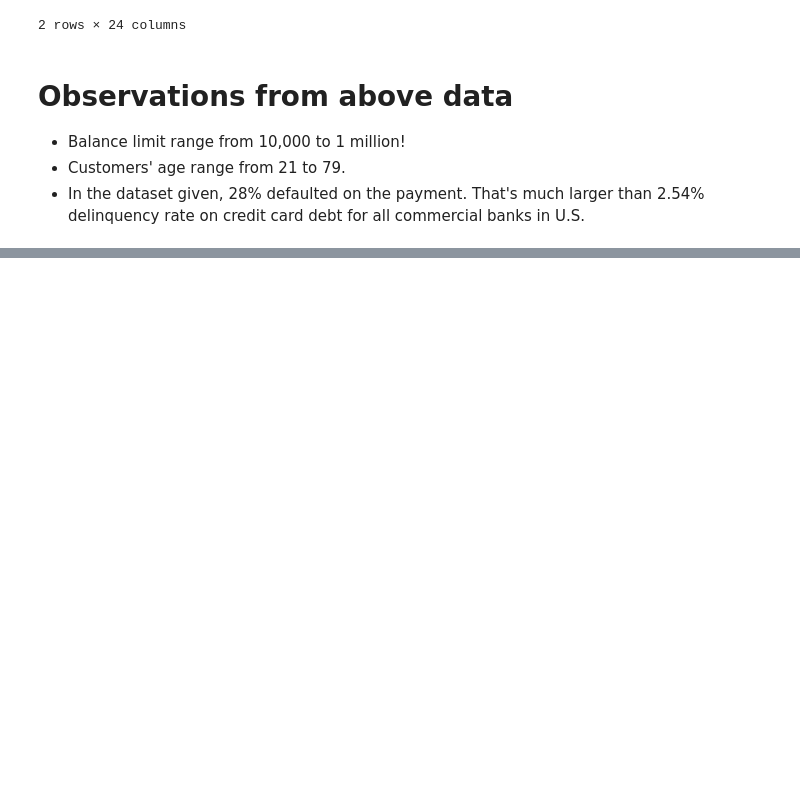
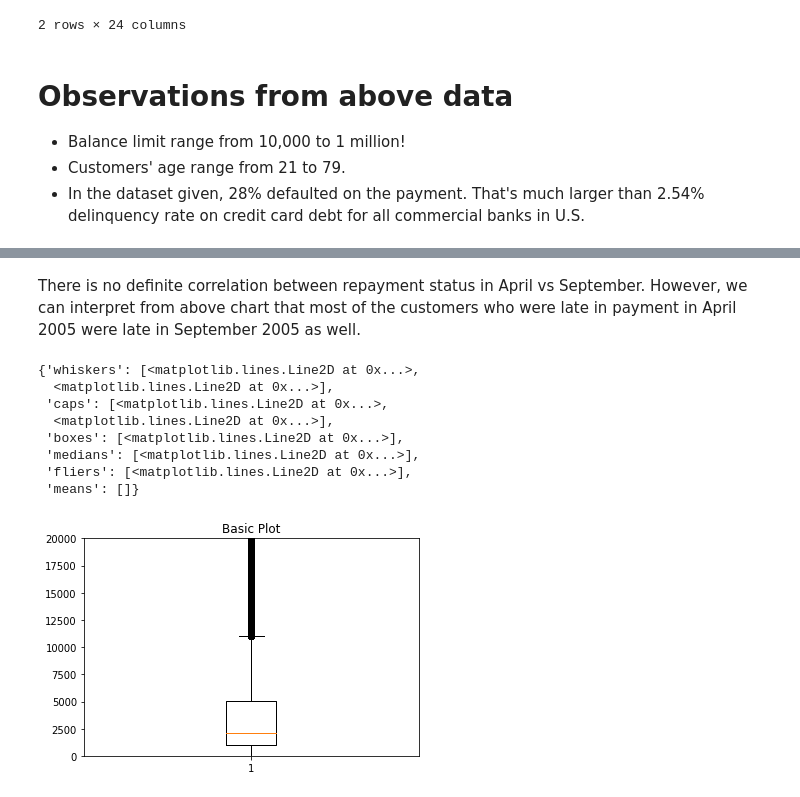
Before and after one commit to alexa-ai/sb-capstone-project1, a Jupyter notebook: Story Telling -- Predicting Default of Credit Card Clients.ipynb, the cells around one changed output, grey strips where cells are left out. Cells and saved outputs as stored; diff of their text form; code cells hidden in the pictures; blank space fills up the shorter version.

```diff
--- a/Story Telling -- Predicting Default of Credit Card Clients.ipynb
+++ b/Story Telling -- Predicting Default of Credit Card Clients.ipynb
@@ -130,0 +207,19 @@ payment_data.groupby('default.payment.next.month').count()
+# %% [markdown]
+There is no definite correlation between repayment status in April vs September. However, we can interpret from above chart that most of the customers who were late in payment in April 2005 were late in September 2005 as well.
+# %%
+# Draw boxplot on couple of payment amounts to see if there is any pattern
+
+fig1, ax1 = plt.subplots()
+ax1.set_title('Basic Plot')
+ax1.set(ylim=(10, 20000))
+ax1.boxplot(payment_data['PAY_AMT1'])
+# %% [output]
+{'whiskers': [<matplotlib.lines.Line2D at 0x...>,
+  <matplotlib.lines.Line2D at 0x...>],
+ 'caps': [<matplotlib.lines.Line2D at 0x...>,
+  <matplotlib.lines.Line2D at 0x...>],
+ 'boxes': [<matplotlib.lines.Line2D at 0x...>],
+ 'medians': [<matplotlib.lines.Line2D at 0x...>],
+ 'fliers': [<matplotlib.lines.Line2D at 0x...>],
+ 'means': []}
+[figure, added]
```
Also changed, not shown: parts of 23 cells of this notebook.
